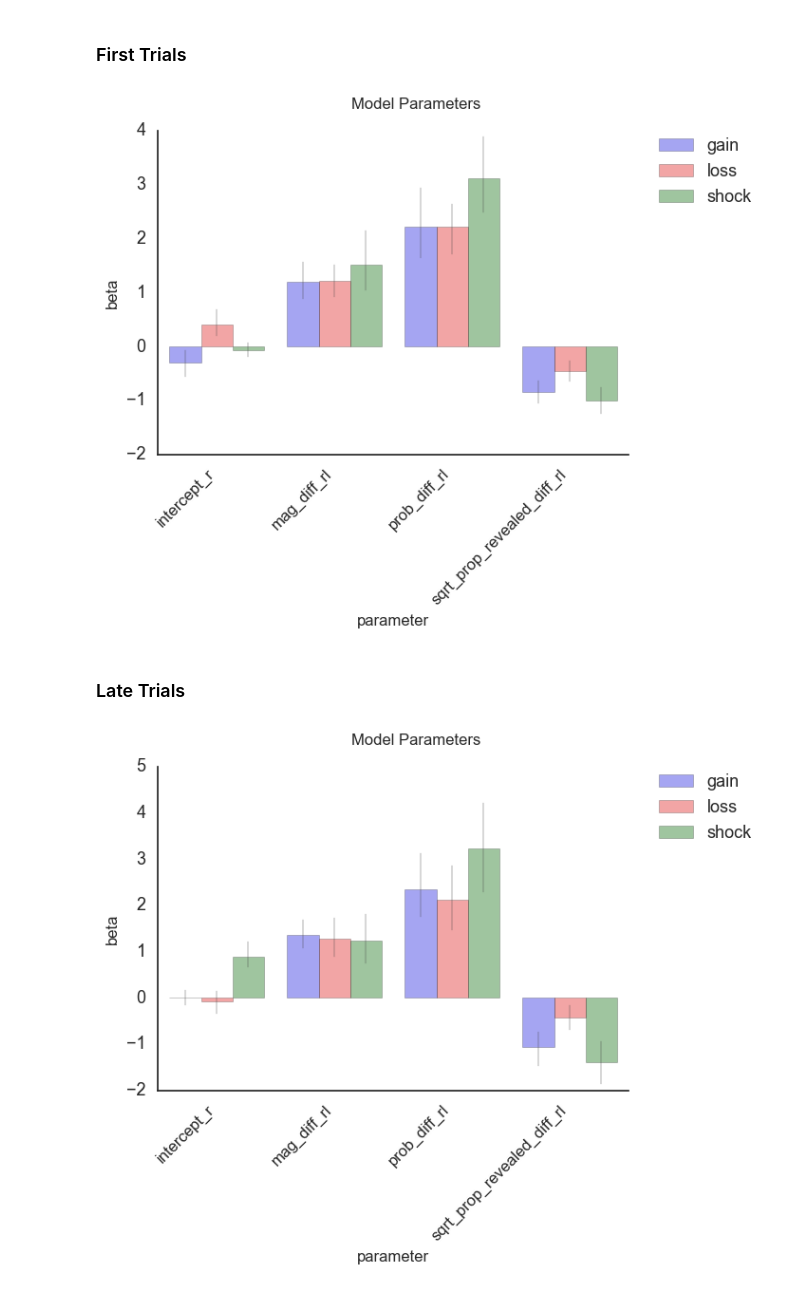
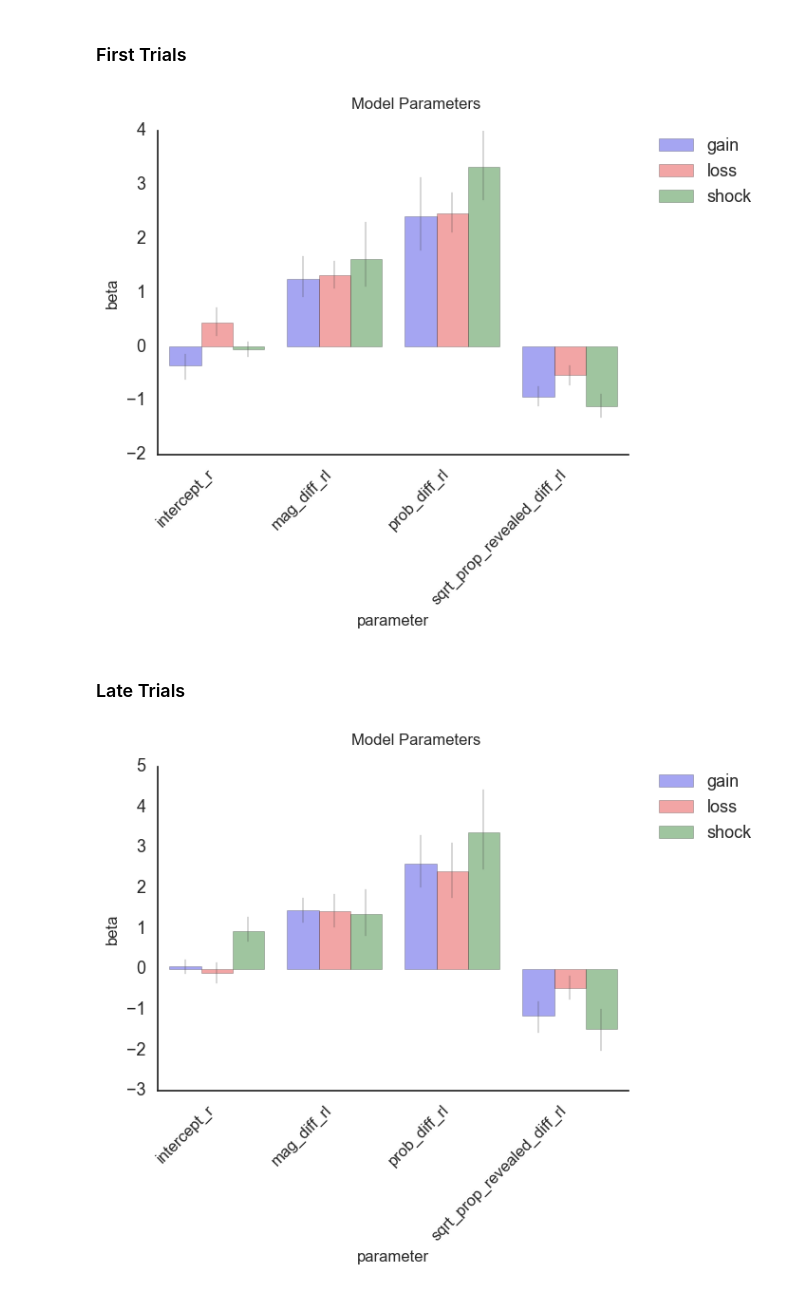
Before and after one commit to crgagne/ambi_gain_loss_shock, a Jupyter notebook: notebooks/Trial_Analysis.ipynb, the cells around one changed output. Saved outputs shown, nothing was run; the diff lists cells and outputs as text; code cells hidden in the pictures.

```diff
--- a/notebooks/Trial_Analysis.ipynb
+++ b/notebooks/Trial_Analysis.ipynb
@@ -147,6 +140,9 @@ fig = plot_params_rl(model_param_df, stripplot=False)
 ### First Trials
 # %%
 model_param_df, model_summary_df = process_model_rl(model = 'ambi_level', which_trial = 'firstTrials')
+model_param_df.MID = model_param_df.MID.apply(lambda x: x.replace('_2', ''))
+model_param_df = model_param_df.loc[model_param_df['MID']!='vp29',]
+model_param_df = model_param_df.loc[model_param_df['MID']!='vp19',]
 fig = plot_params_rl(model_param_df, stripplot=False)
 # %% [output]
-[figure, old version]
+[figure, new version]
@@ -154,6 +152,9 @@ fig = plot_params_rl(model_param_df, stripplot=False)
 ### Late Trials
 # %%
 model_param_df, model_summary_df = process_model_rl(model = 'ambi_level', which_trial = 'lateTrials')
+model_param_df.MID = model_param_df.MID.apply(lambda x: x.replace('_2', ''))
+model_param_df = model_param_df.loc[model_param_df['MID']!='vp29',]
+model_param_df = model_param_df.loc[model_param_df['MID']!='vp19',]
 fig = plot_params_rl(model_param_df, stripplot=False)
 # %% [output]
-[figure, old version]
+[figure, new version]
```
Also changed, not shown: parts of 31 cells of this notebook, 8 other files.
